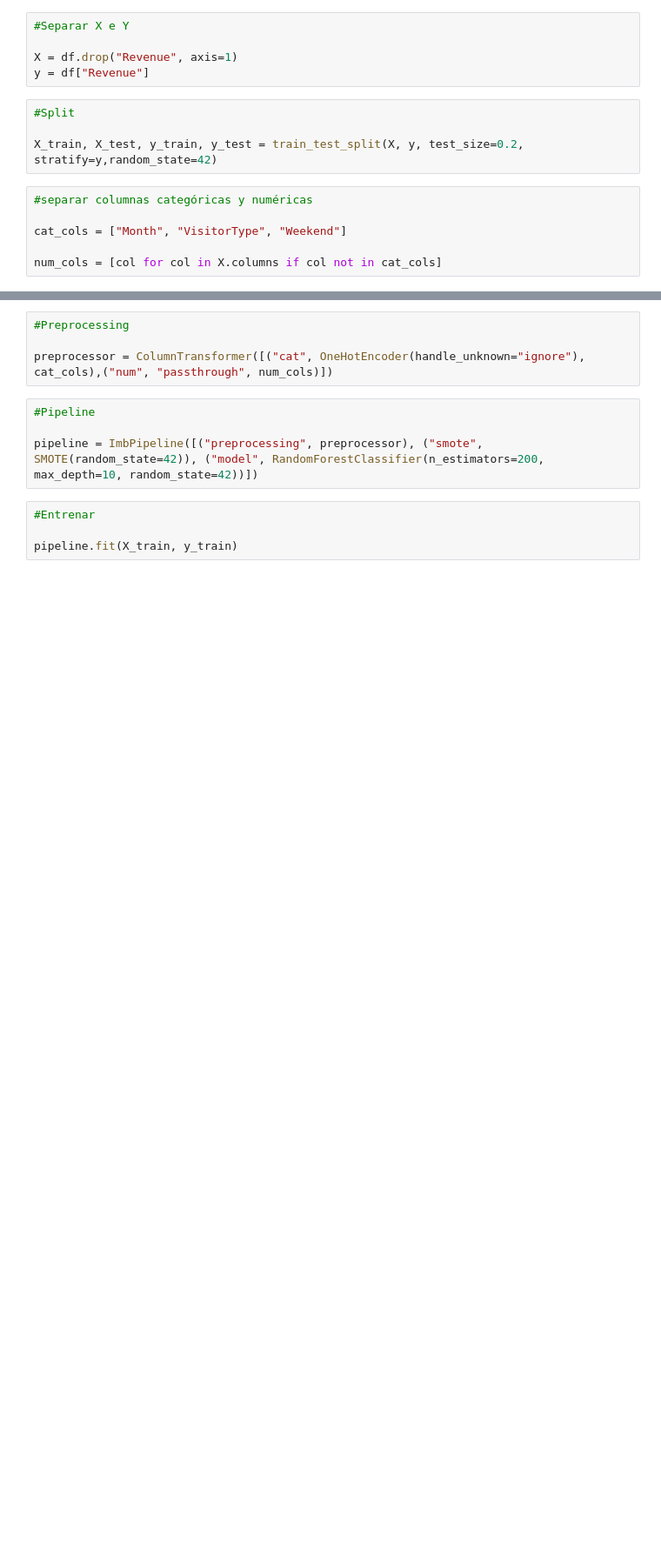
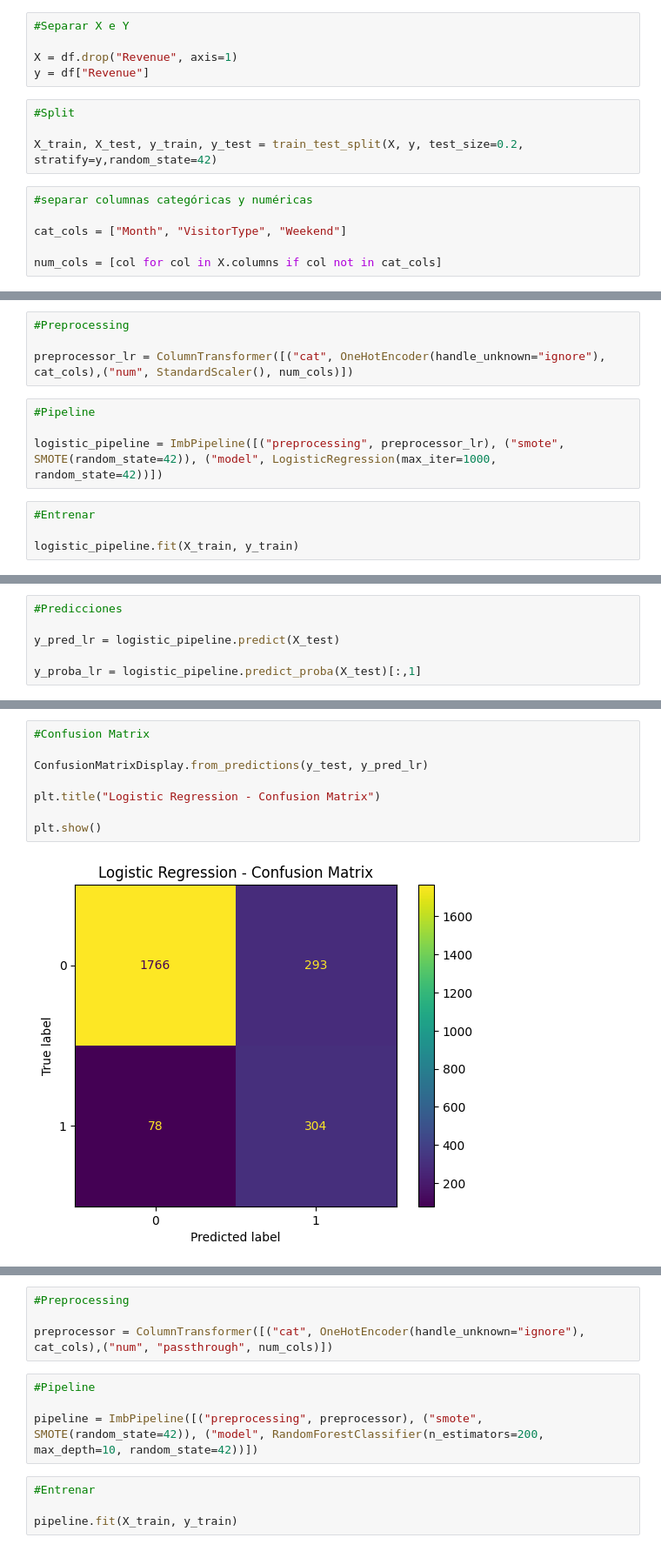
Before and after one commit to danilaviaart-lgtm/business_revenue, a Jupyter notebook: Notebooks/purchase_prediction_model.ipynb, the cells around one changed output, grey strips where cells are left out. Shown at 87% size. Drawn from its saved outputs; the diff is of its cells as text; blank space fills up the shorter version.

Commit message:
Añadido modelo Logistic Regression y comparación

```diff
--- a/Notebooks/purchase_prediction_model.ipynb
+++ b/Notebooks/purchase_prediction_model.ipynb
@@ -125,0 +151,12 @@ num_cols = [col for col in X.columns if col not in cat_cols]
+# %%
+#Preprocessing
+
+preprocessor_lr = ColumnTransformer([("cat", OneHotEncoder(handle_unknown="ignore"), cat_cols),("num", StandardScaler(), num_cols)])
+# %%
+#Pipeline
+
+logistic_pipeline = ImbPipeline([("preprocessing", preprocessor_lr), ("smote", SMOTE(random_state=42)), ("model", LogisticRegression(max_iter=1000, random_state=42))])
+# %%
+#Entrenar
+
+logistic_pipeline.fit(X_train, y_train)
@@ -125,0 +183,6 @@ num_cols = [col for col in X.columns if col not in cat_cols]
+# %%
+#Predicciones
+
+y_pred_lr = logistic_pipeline.predict(X_test)
+
+y_proba_lr = logistic_pipeline.predict_proba(X_test)[:,1]
@@ -125,0 +216,10 @@ num_cols = [col for col in X.columns if col not in cat_cols]
+# %%
+#Confusion Matrix
+
+ConfusionMatrixDisplay.from_predictions(y_test, y_pred_lr)
+
+plt.title("Logistic Regression - Confusion Matrix")
+
+plt.show()
+# %% [output]
+[figure, added]
```
Also changed, not shown: parts of 19 cells of this notebook.
